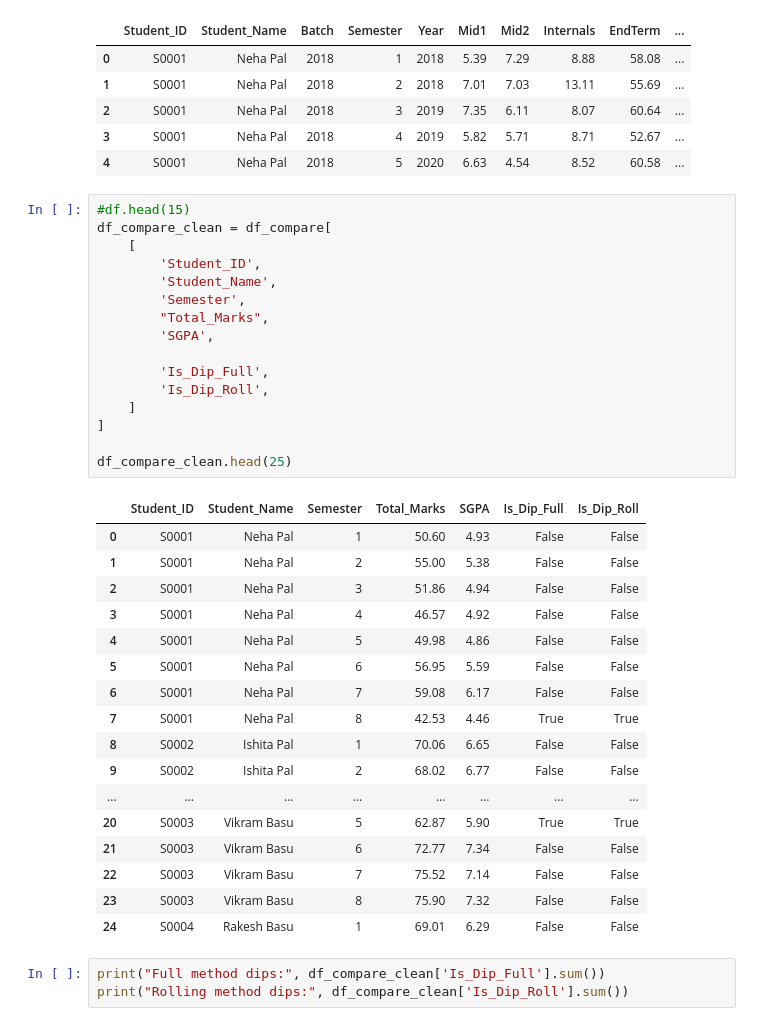
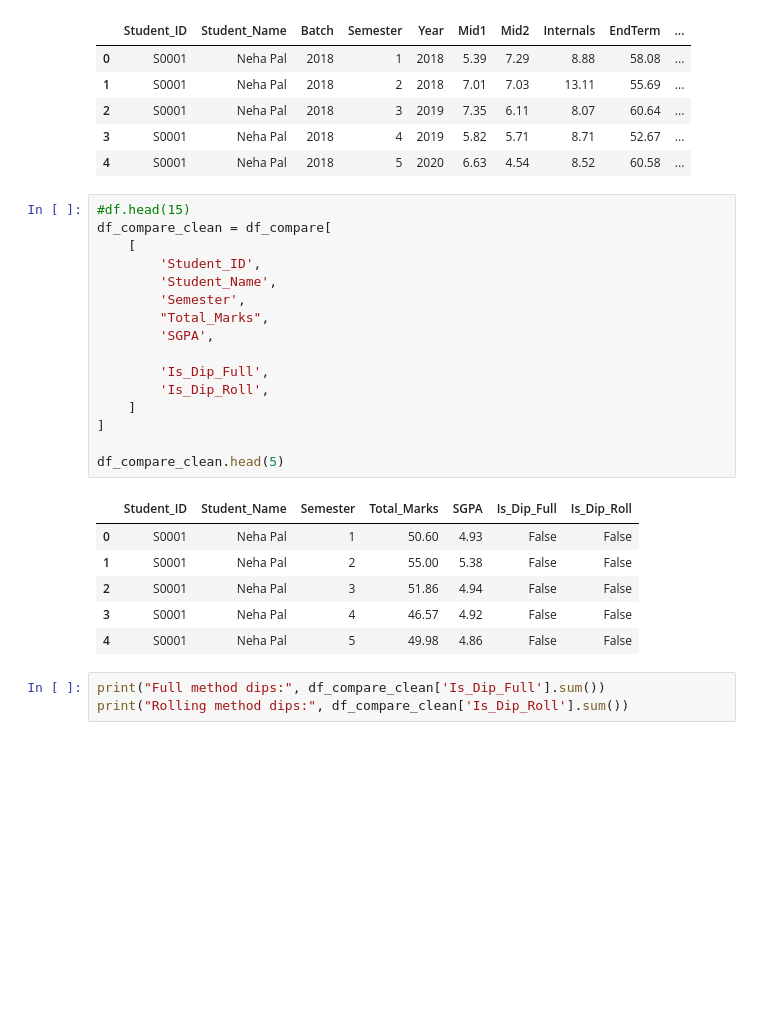
Before and after one commit to 24f2007064/Student-Performance-Analysis, a Jupyter notebook: DiP detection.ipynb, the cells around one changed output. Cells and saved outputs as stored; diff of their text form; blank space fills up the shorter version.

```diff
--- a/DiP detection.ipynb
+++ b/DiP detection.ipynb
@@ -167,37 +174,26 @@ df_compare.head()
 # %%
 #df.head(15)
 df_compare_clean = df_compare[
     [
         'Student_ID',
         'Student_Name',
         'Semester',
         "Total_Marks",
         'SGPA',
 
         'Is_Dip_Full',
         'Is_Dip_Roll',
     ]
 ]
 
-df_compare_clean.head(25)
+df_compare_clean.head(5)
 # %% [output]
 |  | Student_ID | Student_Name | Semester | Total_Marks | SGPA | Is_Dip_Full | Is_Dip_Roll |
 | 0 | S0001 | Neha Pal | 1 | 50.60 | 4.93 | False | False |
 | 1 | S0001 | Neha Pal | 2 | 55.00 | 5.38 | False | False |
 | 2 | S0001 | Neha Pal | 3 | 51.86 | 4.94 | False | False |
 | 3 | S0001 | Neha Pal | 4 | 46.57 | 4.92 | False | False |
 | 4 | S0001 | Neha Pal | 5 | 49.98 | 4.86 | False | False |
-| 5 | S0001 | Neha Pal | 6 | 56.95 | 5.59 | False | False |
-| 6 | S0001 | Neha Pal | 7 | 59.08 | 6.17 | False | False |
-| 7 | S0001 | Neha Pal | 8 | 42.53 | 4.46 | True | True |
-| 8 | S0002 | Ishita Pal | 1 | 70.06 | 6.65 | False | False |
-| 9 | S0002 | Ishita Pal | 2 | 68.02 | 6.77 | False | False |
-| ... | ... | ... | ... | ... | ... | ... | ... |
-| 20 | S0003 | Vikram Basu | 5 | 62.87 | 5.90 | True | True |
-| 21 | S0003 | Vikram Basu | 6 | 72.77 | 7.34 | False | False |
-| 22 | S0003 | Vikram Basu | 7 | 75.52 | 7.14 | False | False |
-| 23 | S0003 | Vikram Basu | 8 | 75.90 | 7.32 | False | False |
-| 24 | S0004 | Rakesh Basu | 1 | 69.01 | 6.29 | False | False |
 # %%
 print("Full method dips:", df_compare_clean['Is_Dip_Full'].sum())
 print("Rolling method dips:", df_compare_clean['Is_Dip_Roll'].sum())
```
Also changed, not shown: parts of 45 cells of this notebook, 4 other files.
